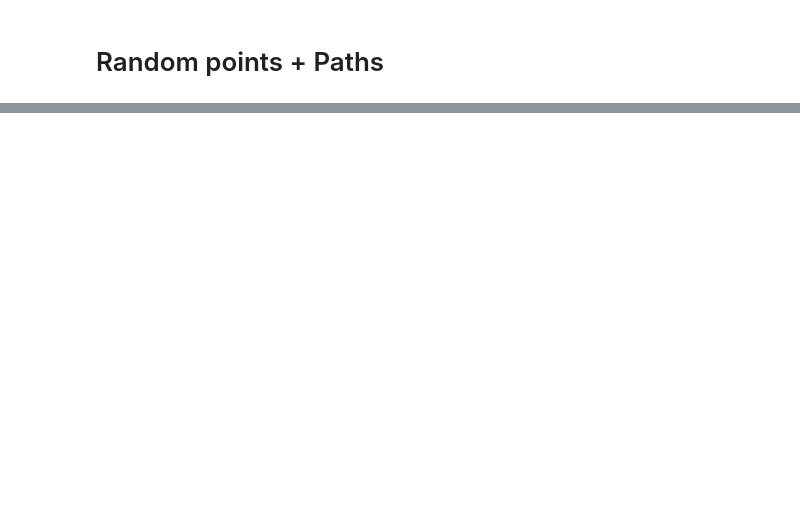
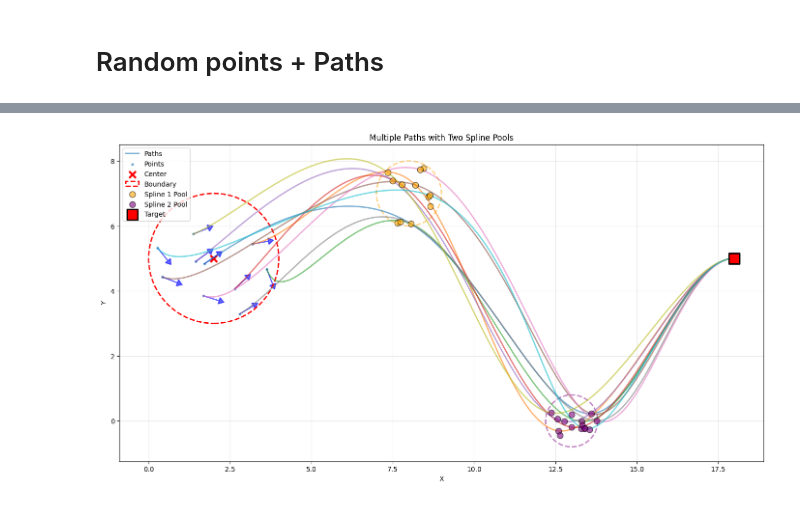
Before and after one commit to aldajo92/DockingAlgorithmEafit, a Jupyter notebook: Main.ipynb, the cells around one changed output, grey strips where cells are left out. Cells and saved outputs as stored; diff of their text form; code cells hidden in the pictures; blank space fills up the shorter version.

```diff
--- a/Main.ipynb
+++ b/Main.ipynb
@@ -589,0 +587,98 @@ Each path uses 2 spline control points
+# %%
+# CORRECTED: Generate random start points with direction angles
+start_center = np.array([2, 5])
+start_radius = 2
+num_start_points = 10
+median_angle_start = 0.0 * np.pi  # pointing right
+std_dev_angle_start = np.pi / 6  # 30 degrees spread
+
+start_points = generate_random_points_in_circle(start_center, num_start_points, start_radius,
+                                                median_angle_start, std_dev_angle_start)
+
+# Generate first spline pool (waypoints - extract only x, y)
+spline1_center = np.array([8, 7])
+spline1_radius = 1
+num_spline1_points = 12
+
+spline1_pool_full = generate_random_points_in_circle(spline1_center, num_spline1_points, spline1_radius)
+spline1_pool = spline1_pool_full[:, :2]  # Extract only [x, y] - waypoints don't need theta
+
+# Generate second spline pool (waypoints - extract only x, y)
+spline2_center = np.array([13, 0])
+spline2_radius = 0.8
+num_spline2_points = 15
+
+spline2_pool_full = generate_random_points_in_circle(spline2_center, num_spline2_points, spline2_radius)
+spline2_pool = spline2_pool_full[:, :2]  # Extract only [x, y] - waypoints don't need theta
+
+# Define single target point WITH theta [x, y, theta]
+target_point = np.array([18, 5, 0.0 * np.pi])  # pointing right
+
+# Create figure
+fig, ax = plt.subplots(figsize=(14, 8))
+
+# Generate and plot path for each start point
+for i, start_pt in enumerate(start_points):
+    # Randomly select one point from first spline pool
+    spline1_idx = np.random.randint(0, num_spline1_points)
+    spline1_point = spline1_pool[spline1_idx]  # [x, y] waypoint
+
+    # Randomly select one point from second spline pool
+    spline2_idx = np.random.randint(0, num_spline2_points)
+    spline2_point = spline2_pool[spline2_idx]  # [x, y] waypoint
+
+    # Combine the two spline points in order
+    selected_splines = np.array([spline1_point, spline2_point])
+
+    # start_pt: [x, y, theta], selected_splines: [[x, y], [x, y]], target_point: [x, y, theta]
+    smooth_path, control_pts = generate_spline_path(start_pt, selected_splines, target_point, num_points=200)
+
+    if i == 0:
+        ax.plot(smooth_path[:, 0], smooth_path[:, 1], linewidth=2, alpha=0.6, label='Paths')
+    else:
+        ax.plot(smooth_path[:, 0], smooth_path[:, 1], linewidth=2, alpha=0.6)
+
+# Use plot_points_in_circle to show start points with arrows
+plot_points_in_circle(start_points, start_center, start_radius,
+                     show_circle=True, show_arrows=True, arrow_length=0.5,
+                     fig=fig, ax=ax)
+
+# Plot first spline pool (waypoints - no arrows needed)
+circle_spline1 = plt.Circle((spline1_center[0], spline1_center[1]), spline1_radius,
+                           color='orange', fill=False, linestyle='--', linewidth=2, alpha=0.5)
+ax.add_patch(circle_spline1)
+ax.scatter(spline1_pool[:, 0], spline1_pool[:, 1], color='orange', s=80, alpha=0.6,
+          zorder=4, edgecolors='black', linewidths=1, label='Spline 1 Pool')
+
+# Plot second spline pool (waypoints - no arrows needed)
+circle_spline2 = plt.Circle((spline2_center[0], spline2_center[1]), spline2_radius,
+                           color='purple', fill=False, linestyle='--', linewidth=2, alpha=0.5)
+ax.add_patch(circle_spline2)
+ax.scatter(spline2_pool[:, 0], spline2_pool[:, 1], color='purple', s=80, alpha=0.6,
+          zorder=4, edgecolors='black', linewidths=1, label='Spline 2 Pool')
+
+# Plot target point
+ax.scatter(target_point[0], target_point[1], color='red', s=250, marker='s',
+          zorder=6, edgecolors='black', linewidths=2, label='Target')
+
+ax.set_xlabel('X')
+ax.set_ylabel('Y')
+ax.set_title('Multiple Paths with Two Spline Pools')
+ax.set_aspect('equal')
+ax.grid(True, alpha=0.3)
+ax.legend(loc='upper left')
+
+plt.tight_layout()
+# Save the figure before showing
+filename = f'multiple_paths_{num_start_points}starts_2pools.png'
+fig.savefig(filename, dpi=300, bbox_inches='tight')
+print(f"Plot saved as: {filename}")
+plt.show()
+
+print(f"Generated {num_start_points} paths")
+print(f"Start points: {num_start_points} points with theta")
+print(f"Spline 1 pool: {num_spline1_points} waypoints (x, y only)")
+print(f"Spline 2 pool: {num_spline2_points} waypoints (x, y only)")
+print(f"Target point: [x, y, theta]")
+print(f"Each path randomly selects 1 waypoint from Spline 1 pool, then 1 from Spline 2 pool")
+# %% [output]
@@ -589,0 +686 @@ Each path uses 2 spline control points
+[figure, added]
```
Also changed, not shown: parts of 10 cells of this notebook.
